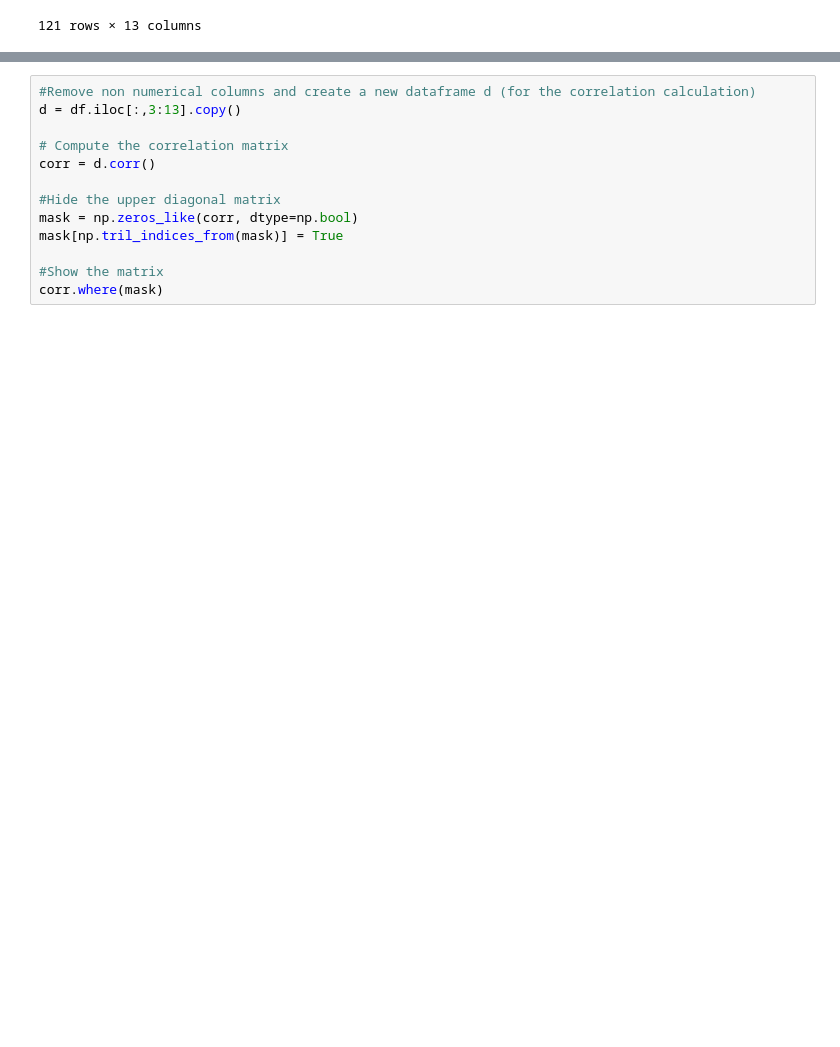
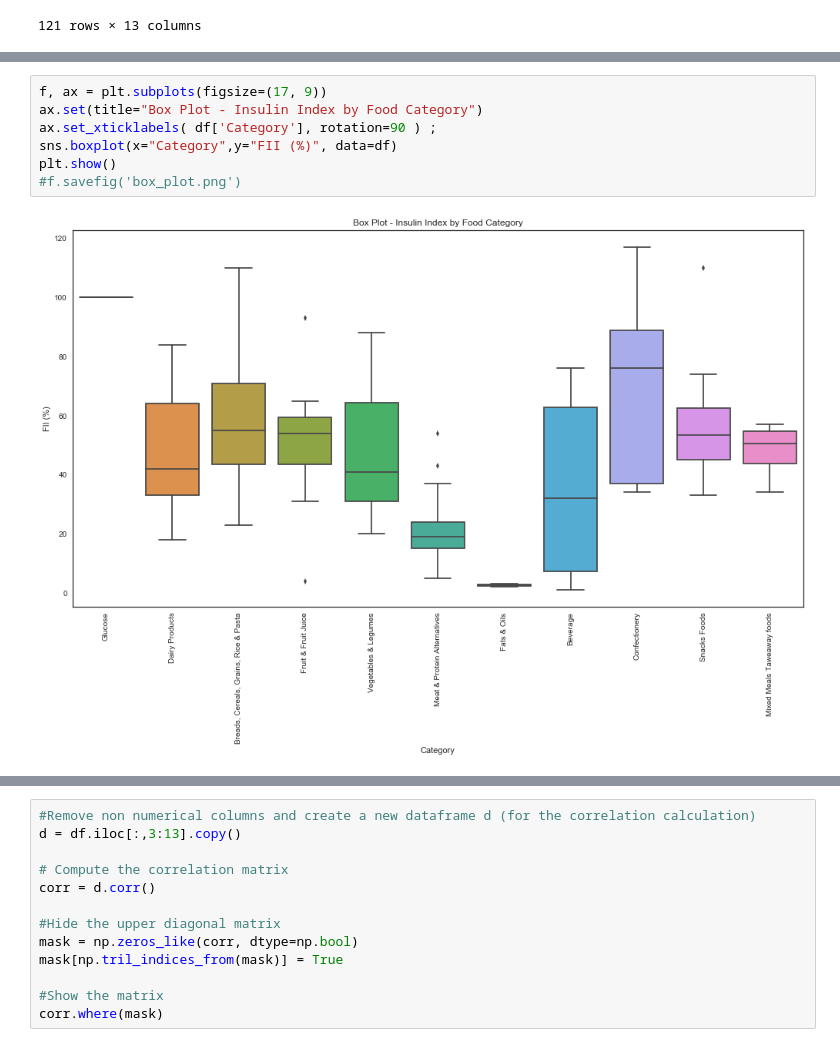
Before and after one commit to xavierbourretsicotte/Nutrition, a Jupyter notebook: Insulin Index Analysis.ipynb, the cells around one changed output, grey strips where cells are left out. Saved outputs shown, nothing was run; the diff lists cells and outputs as text; blank space fills up the shorter version.

```diff
--- a/Insulin Index Analysis.ipynb
+++ b/Insulin Index Analysis.ipynb
@@ -72,0 +80,9 @@ df
+# %%
+f, ax = plt.subplots(figsize=(17, 9))
+ax.set(title="Box Plot - Insulin Index by Food Category")
+ax.set_xticklabels( df['Category'], rotation=90 ) ;
+sns.boxplot(x="Category",y="FII (%)", data=df)
+plt.show()
+#f.savefig('box_plot.png')
+# %% [output]
+[figure, added]
```
Also changed, not shown: parts of 18 cells of this notebook.
